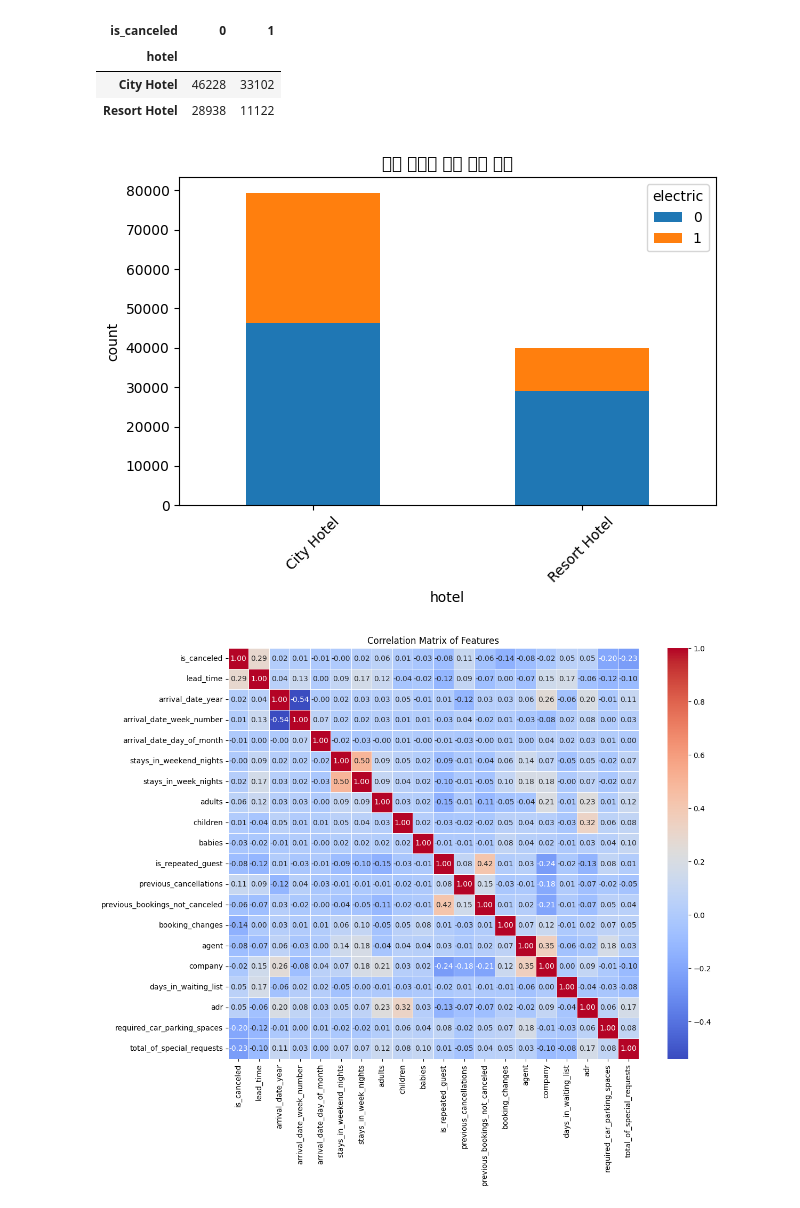
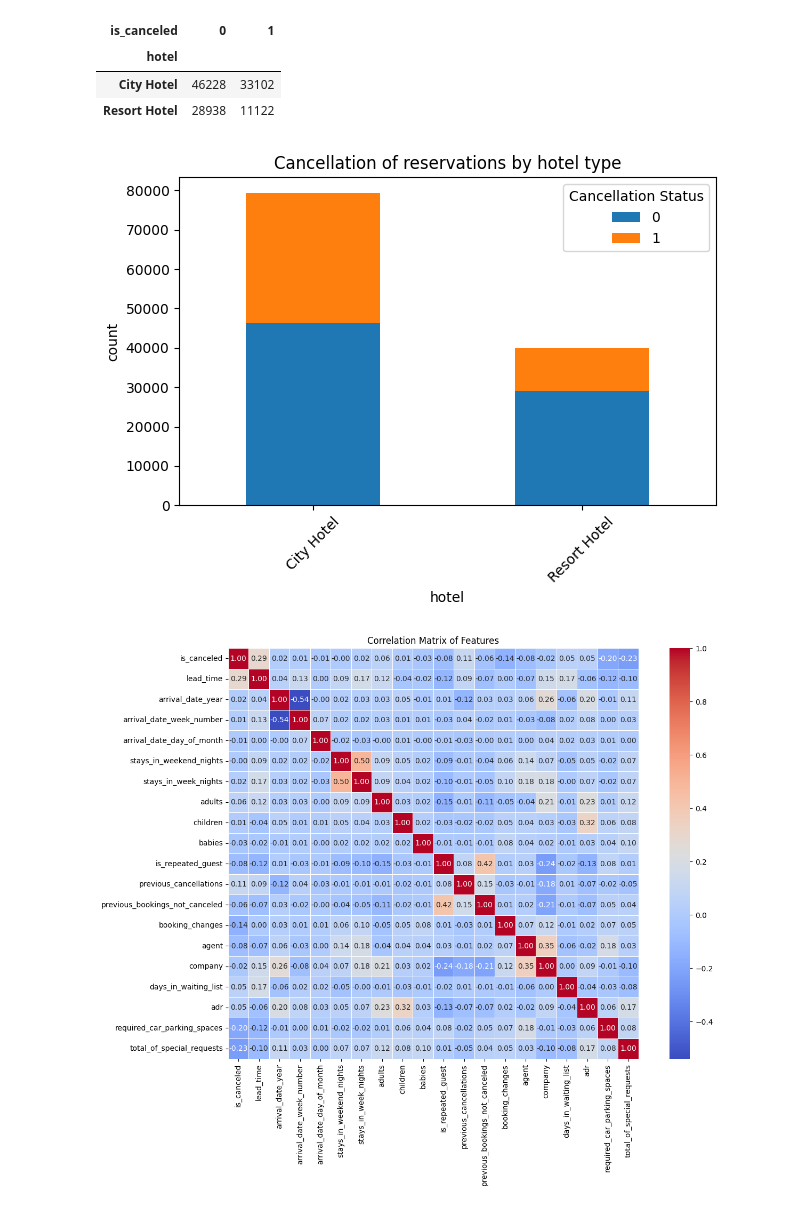
Before and after one commit to IamPoi/zero-base_001, a Jupyter notebook: hotel eda.ipynb, the cells around one changed output. Saved outputs shown, nothing was run; the diff lists cells and outputs as text; code cells hidden in the pictures.

```diff
--- a/hotel eda.ipynb
+++ b/hotel eda.ipynb
@@ -57,18 +57,18 @@ hotel_df.groupby('hotel')['is_canceled'].value_counts().unstack(fill_value=0)
 # %%
 import matplotlib.pyplot as plt
 
 grouped_data = hotel_df.groupby(['hotel', 'is_canceled']).size().unstack(fill_value=0)
 
 grouped_data.plot(kind='bar', stacked=True)
-plt.title('호텔 종류에 따른 예약 취소')
+plt.title('Cancellation of reservations by hotel type')
 plt.xlabel('hotel')
 plt.ylabel('count')
 plt.xticks(rotation=45)
-plt.legend(title='electric')
+plt.legend(title='Cancellation Status')
 plt.tight_layout()  # 레이아웃 조정
 plt.show();
 # %% [output]
-[figure, old version]
+[figure, new version]
 # %%
 import seaborn as sns
 import matplotlib.pyplot as plt
```
Also changed, not shown: parts of 14 cells of this notebook.
